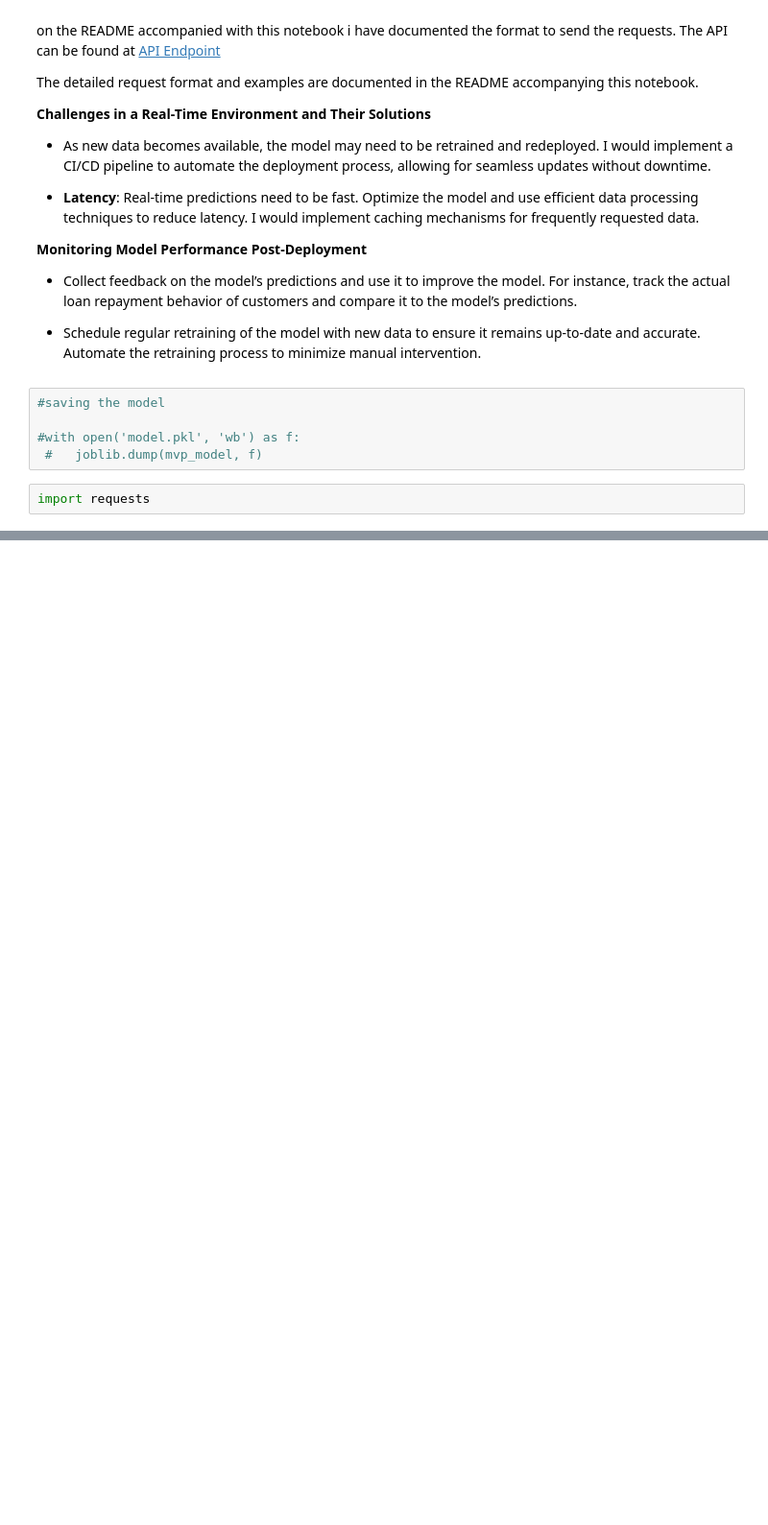
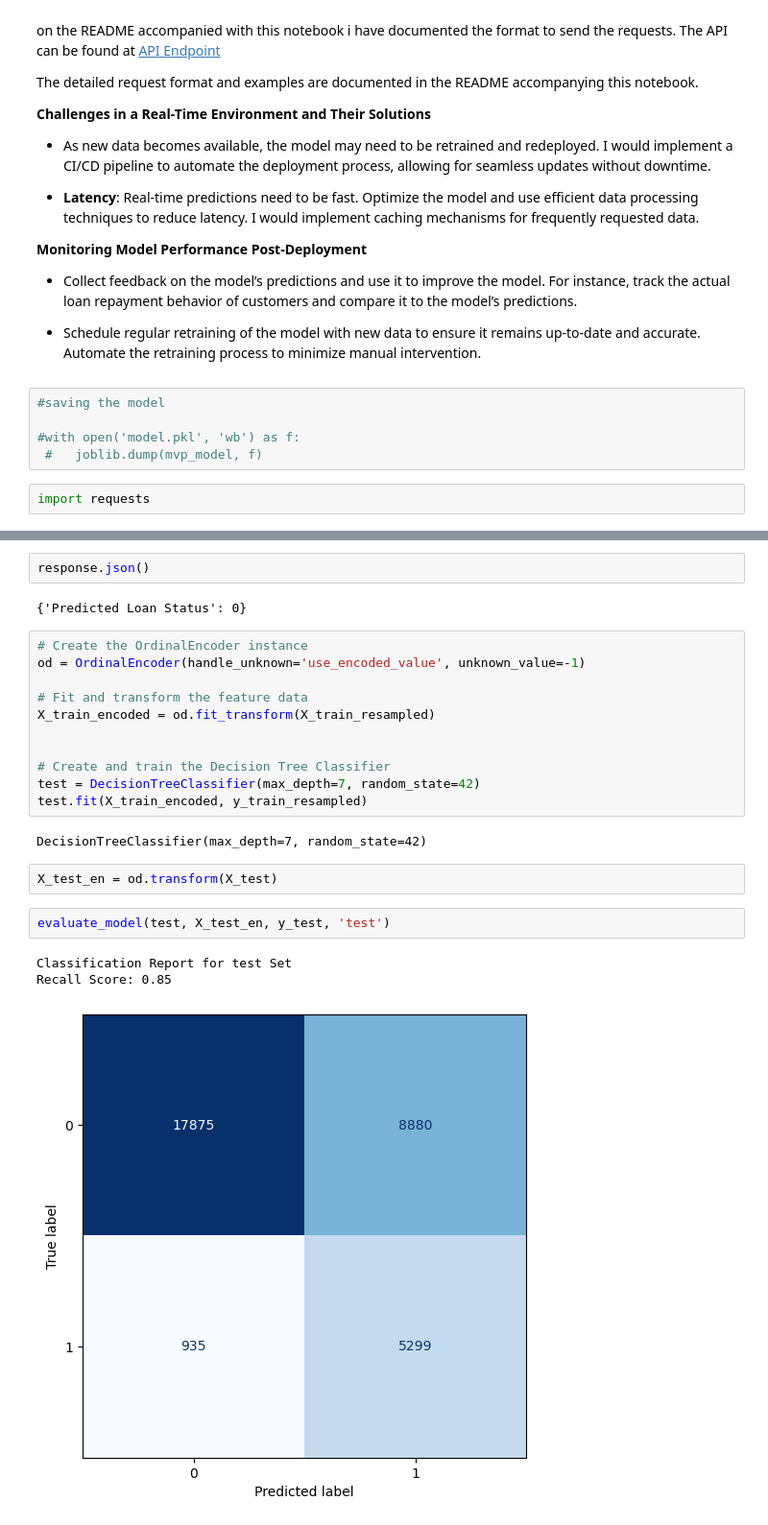
Before and after one commit to KennedyOwinoJnr/Loan-Default-Prediction, a Jupyter notebook: Notebook.ipynb, the cells around one changed output, grey strips where cells are left out. Shown at 96% size. Saved outputs shown, nothing was run; the diff lists cells and outputs as text; blank space fills up the shorter version.

Commit message:
tests

```diff
--- a/Notebook.ipynb
+++ b/Notebook.ipynb
@@ -1386,0 +1387,25 @@ response
+# %%
+response.json()
+# %% [output]
+{'Predicted Loan Status': 0}
+# %%
+# Create the OrdinalEncoder instance
+od = OrdinalEncoder(handle_unknown='use_encoded_value', unknown_value=-1)
+
+# Fit and transform the feature data
+X_train_encoded = od.fit_transform(X_train_resampled)
+
+
+# Create and train the Decision Tree Classifier
+test = DecisionTreeClassifier(max_depth=7, random_state=42)
+test.fit(X_train_encoded, y_train_resampled)
+# %% [output]
+DecisionTreeClassifier(max_depth=7, random_state=42)
+# %%
+X_test_en = od.transform(X_test)
+# %%
+evaluate_model(test, X_test_en, y_test, 'test')
+# %% [output]
+Classification Report for test Set
+Recall Score: 0.85
+[figure, added]
```
Also changed, not shown: parts of 1 cell of this notebook, 3 other files.
